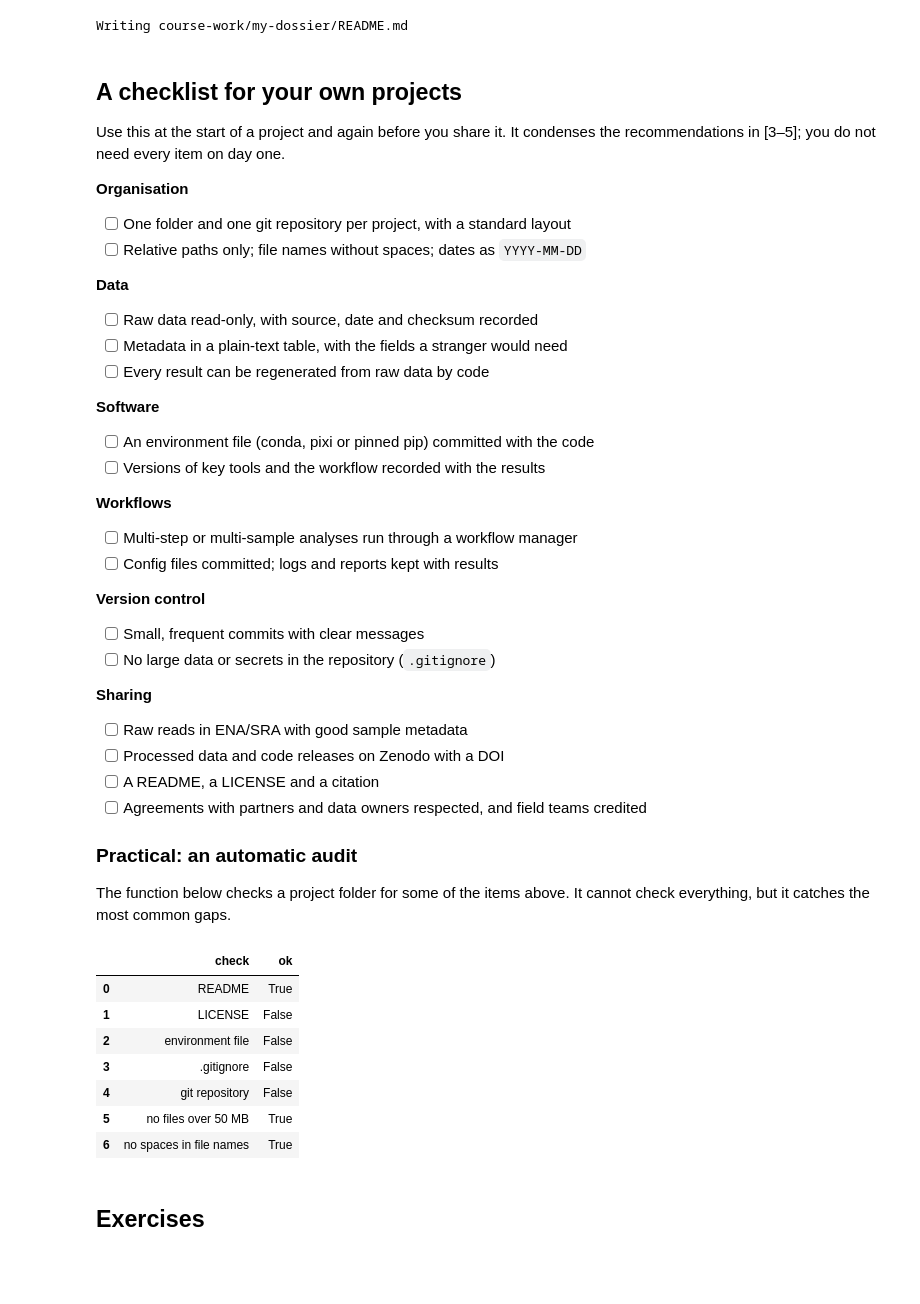
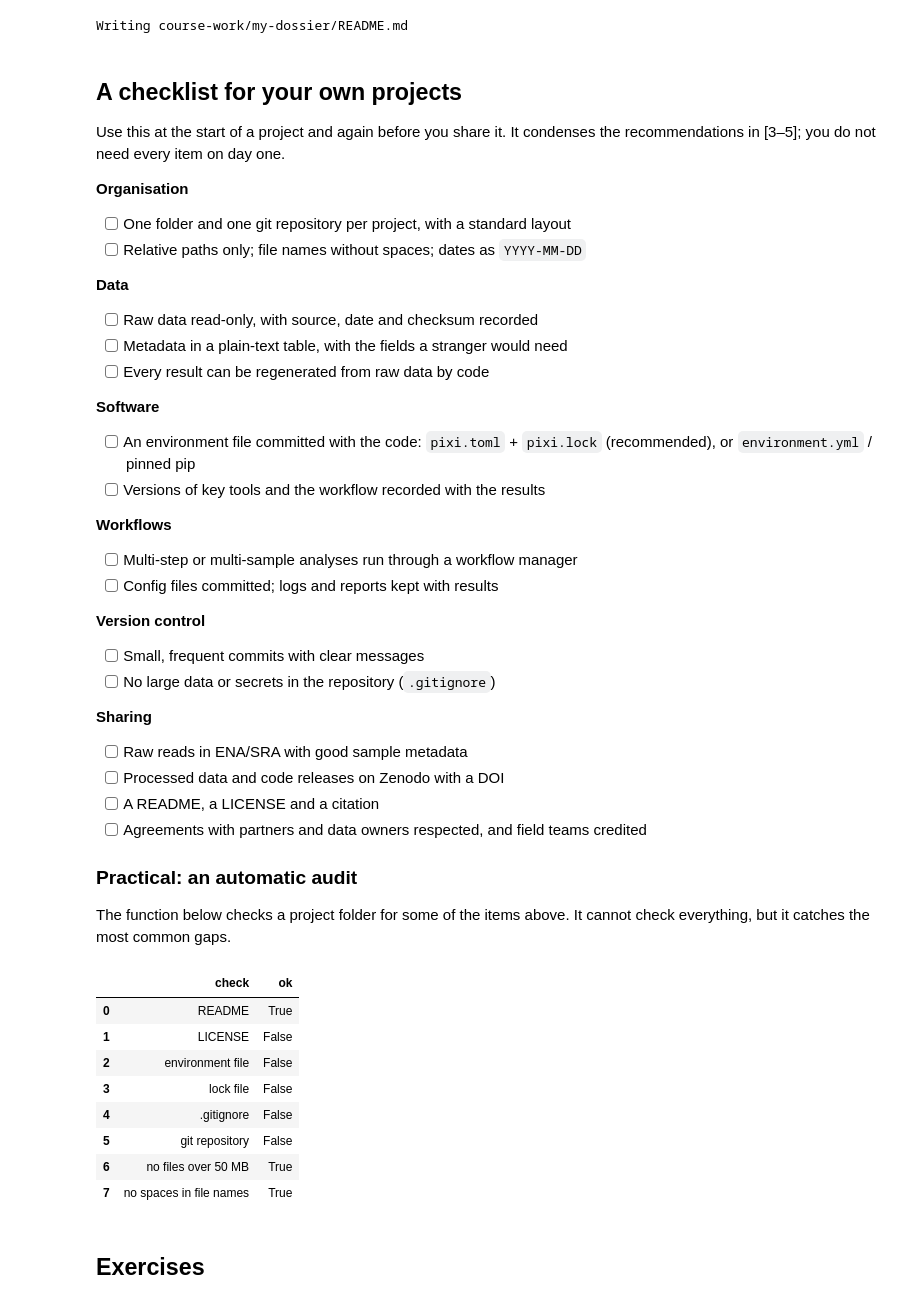
Before and after one commit to sanjaynagi/anopheles-omics-training, a Jupyter notebook: day-5/5-2-good-practice.ipynb, the cells around one changed output. Cells and saved outputs as stored; diff of their text form; code cells hidden in the pictures; blank space fills up the shorter version.

Commit message:
Pixi-first: root pixi.toml for the book and notebooks; 1.2 and 5.2 re-executed
Co-Authored-By: Claude Opus 5.5 <noreply@anthropic.com>

```diff
--- a/day-5/5-2-good-practice.ipynb
+++ b/day-5/5-2-good-practice.ipynb
@@ -311,7 +317,7 @@ recommendations in [3–5]; you do not need every item on day one.
 - [ ] Every result can be regenerated from raw data by code
 
 **Software**
-- [ ] An environment file (conda, pixi or pinned pip) committed with the code
+- [ ] An environment file committed with the code: `pixi.toml` + `pixi.lock` (recommended), or `environment.yml` / pinned pip
 - [ ] Versions of key tools and the workflow recorded with the results
 
 **Workflows**
@@ -335,35 +341,38 @@ everything, but it catches the most common gaps.
 # %%
 def audit_project(path):
     """Check a project folder for common reproducibility gaps."""
     p = Path(path)
-    env_files = ["environment.yml", "environment.yaml", "pixi.toml", "requirements.txt", "pyproject.toml"]
+    env_files = ["pixi.toml", "environment.yml", "environment.yaml", "requirements.txt", "pyproject.toml"]
+    lock_files = ["pixi.lock", "conda-lock.yml", "uv.lock"]
     checks = {
         "README": any(p.glob("README*")),
         "LICENSE": any(p.glob("LICENSE*")) or any(p.glob("LICENCE*")),
         "environment file": any((p / f).exists() for f in env_files),
+        "lock file": any((p / f).exists() for f in lock_files),
         ".gitignore": (p / ".gitignore").exists(),
         "git repository": (p / ".git").exists(),
         "no files over 50 MB": not any(
             f.is_file() and f.stat().st_size > 50e6
             for f in p.rglob("*") if ".git" not in f.parts
         ),
         "no spaces in file names": not any(
             " " in f.name for f in p.rglob("*") if ".git" not in f.parts
         ),
     }
     return pd.DataFrame({"check": list(checks), "ok": list(checks.values())})
 
 
 audit_project(dossier)
 # %% [output]
 |  | check | ok |
 | 0 | README | True |
 | 1 | LICENSE | False |
 | 2 | environment file | False |
-| 3 | .gitignore | False |
-| 4 | git repository | False |
-| 5 | no files over 50 MB | True |
-| 6 | no spaces in file names | True |
+| 3 | lock file | False |
+| 4 | .gitignore | False |
+| 5 | git repository | False |
+| 6 | no files over 50 MB | True |
+| 7 | no spaces in file names | True |
 # %% [markdown]
 ## Exercises
 # %% [markdown]
```
Also changed, not shown: parts of 8 cells of this notebook, 8 other files.
